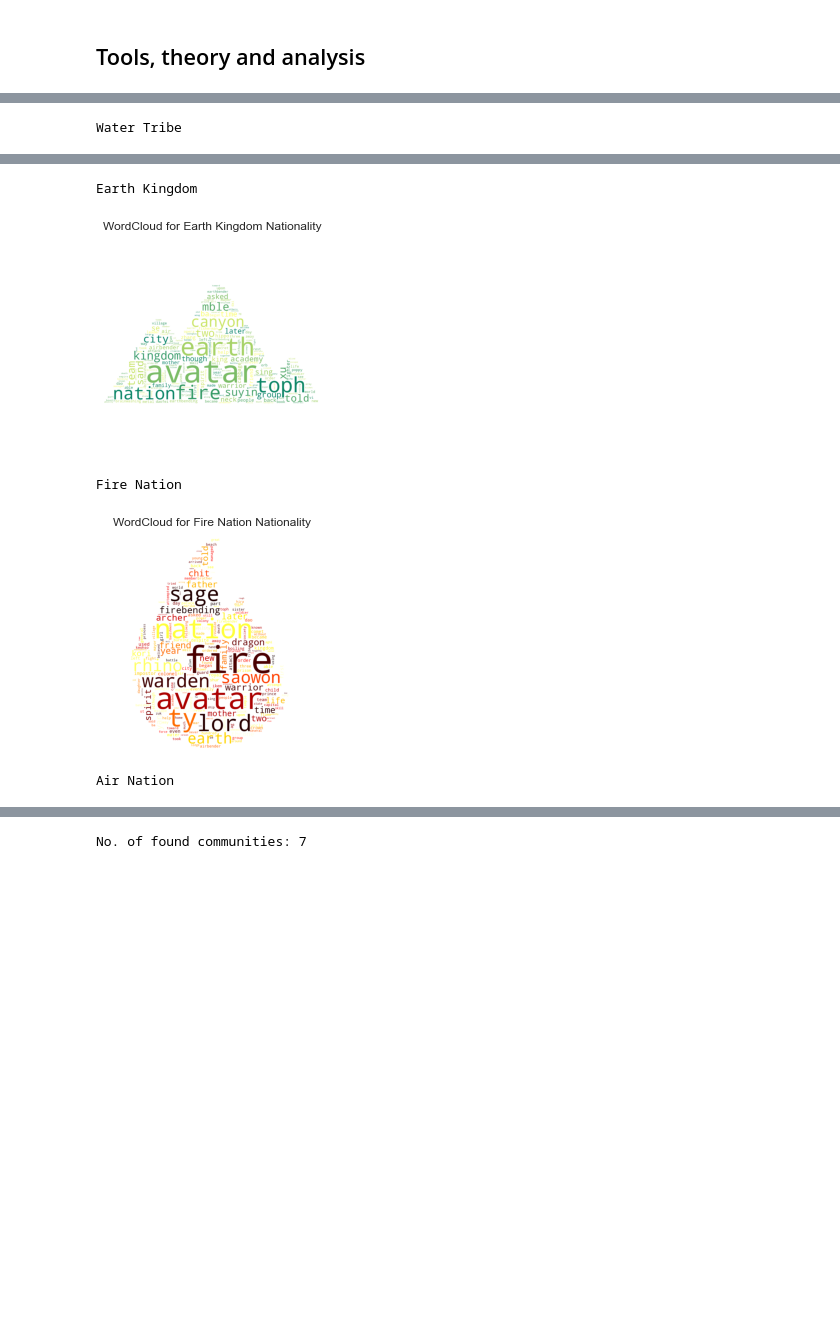
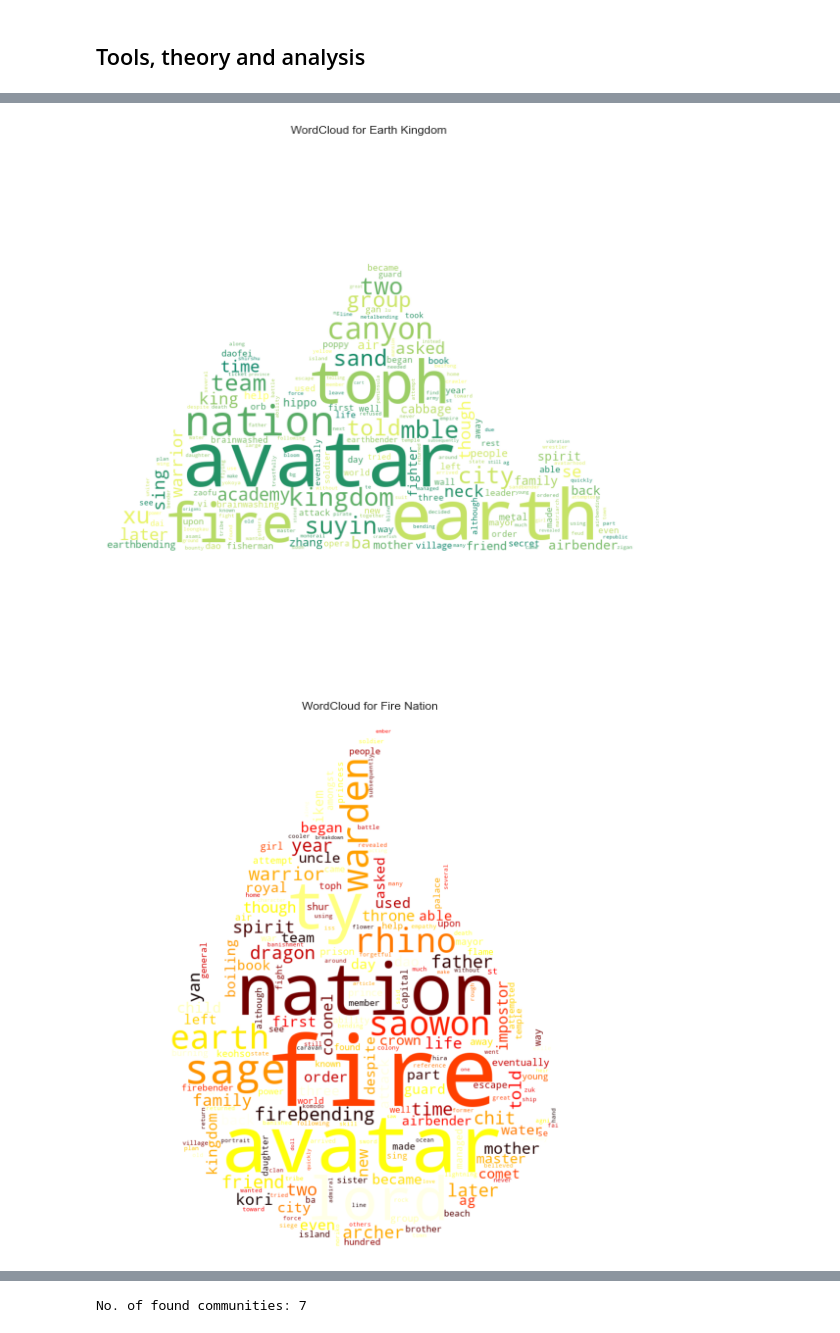
Before and after one commit to philipwastakenwastaken/social-graphs-project-2021, a Jupyter notebook: explainer.ipynb, the cells around one changed output, grey strips where cells are left out. Cells and saved outputs as stored; diff of their text form; code cells hidden in the pictures; blank space fills up the shorter version.

```diff
--- a/explainer.ipynb
+++ b/explainer.ipynb
@@ -1172,6 +1186,6 @@ for nat in nat_dict:
 # %%
 import PIL as PIL
-colormap = ['winter','summer','hot','Blues']
+colormap = ['winter','summer','hot','Blues', 'twilight']
 nat_list = list(data.nationality.unique())
 
 def create_wordcloud(nat,color,scores):
@@ -1183,15 +1197,14 @@ def create_wordcloud(nat,color,scores):
         for n in range(scores[nat][word]):
             rep_words = rep_words + word + ' '
     word_string = word_string + rep_words + ' '
-    wordcloud = WordCloud(background_color = "white",colormap=color,collocations = False,mask=nat_image_array).generate(word_string)
+    wordcloud = WordCloud(width=800, height=400, background_color = "white",colormap=color,collocations = False,mask=nat_image_array).generate(word_string)
+    plt.figure(figsize=(20,10))
     img=plt.imshow(wordcloud)
     plt.axis("off")
-    plt.title("WordCloud for " +  nat + " Nationality")
+    plt.title("WordCloud for " +  nat)
     plt.show()
 
 
 for nat,color in zip(nat_list,colormap):
-    print(nat)
     create_wordcloud(nat,color,scores)
 # %% [output]
-Water Tribe
@@ -1199,5 +1212,2 @@ Water Tribe
-Earth Kingdom
-[figure, old version]
+[figure, new version]
-Fire Nation
-[figure, old version]
+[figure, new version]
-Air Nation
```
Also changed, not shown: parts of 9 cells of this notebook, 1 other file.
